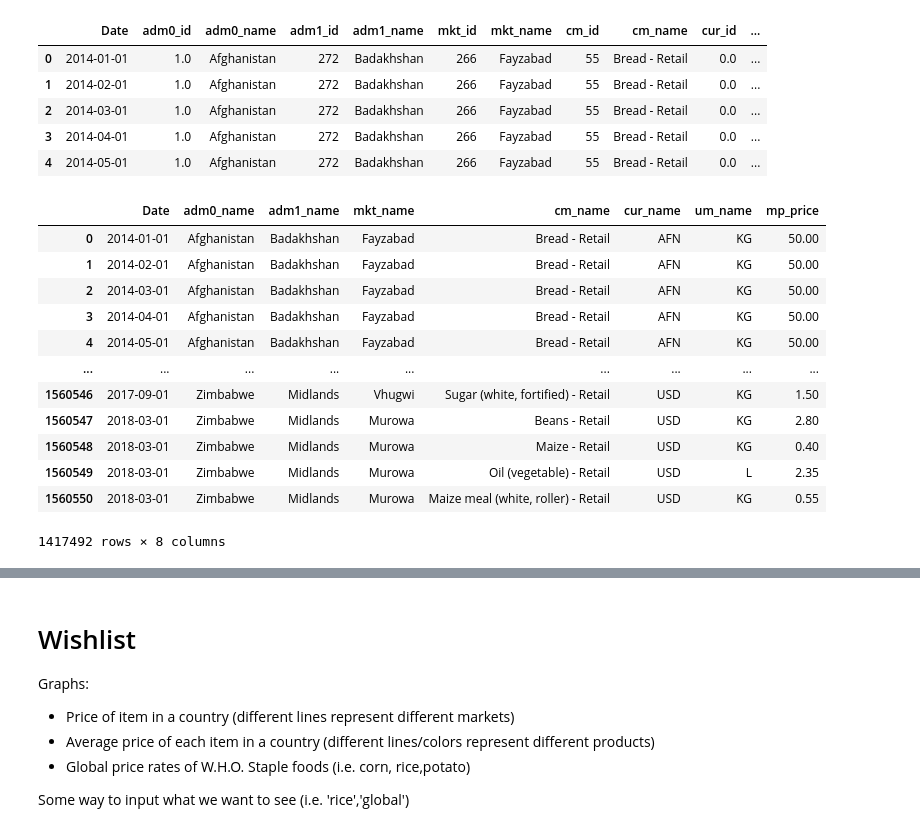
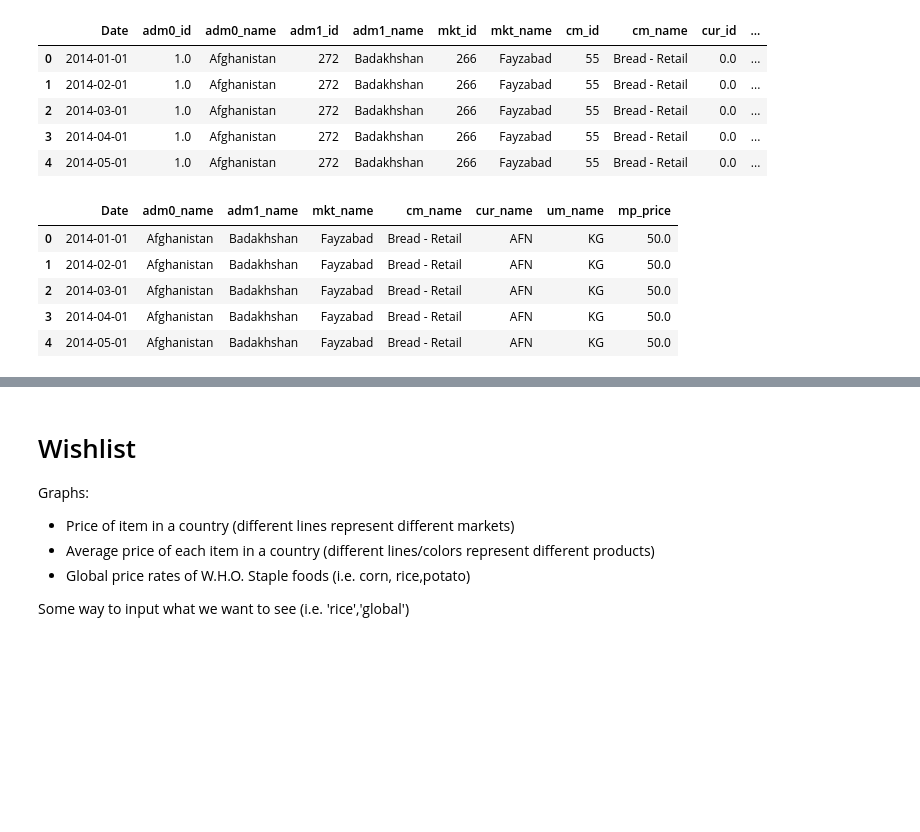
Before and after one commit to gigawawa/Food-Prices-Project, a Jupyter notebook: foodPriceAnalysis.ipynb, the cells around one changed output, grey strips where cells are left out. Drawn from its saved outputs; the diff is of its cells as text; code cells hidden in the pictures; blank space fills up the shorter version.

```diff
--- a/foodPriceAnalysis.ipynb
+++ b/foodPriceAnalysis.ipynb
@@ -77,19 +77,11 @@ df.head()
 | 4 | 2014-05-01 | 1.0 | Afghanistan | 272 | Badakhshan | 266 | Fayzabad | 55 | Bread - Retail | 0.0 | ... |
 # %%
 df = df.drop(columns=['adm0_id','adm1_id','cm_id', 'cur_id', 'mp_commoditysource', 'um_id', 'mp_month', 'mp_year', 'pt_name', 'pt_id', 'mkt_id'])
-# df.rename(columns={"A": "a", "B": "c"})
-df
+df.head()
 # %% [output]
 |  | Date | adm0_name | adm1_name | mkt_name | cm_name | cur_name | um_name | mp_price |
-| 0 | 2014-01-01 | Afghanistan | Badakhshan | Fayzabad | Bread - Retail | AFN | KG | 50.00 |
-| 1 | 2014-02-01 | Afghanistan | Badakhshan | Fayzabad | Bread - Retail | AFN | KG | 50.00 |
-| 2 | 2014-03-01 | Afghanistan | Badakhshan | Fayzabad | Bread - Retail | AFN | KG | 50.00 |
-| 3 | 2014-04-01 | Afghanistan | Badakhshan | Fayzabad | Bread - Retail | AFN | KG | 50.00 |
-| 4 | 2014-05-01 | Afghanistan | Badakhshan | Fayzabad | Bread - Retail | AFN | KG | 50.00 |
-| ... | ... | ... | ... | ... | ... | ... | ... | ... |
-| 1560546 | 2017-09-01 | Zimbabwe | Midlands | Vhugwi | Sugar (white, fortified) - Retail | USD | KG | 1.50 |
-| 1560547 | 2018-03-01 | Zimbabwe | Midlands | Murowa | Beans - Retail | USD | KG | 2.80 |
-| 1560548 | 2018-03-01 | Zimbabwe | Midlands | Murowa | Maize - Retail | USD | KG | 0.40 |
-| 1560549 | 2018-03-01 | Zimbabwe | Midlands | Murowa | Oil (vegetable) - Retail | USD | L | 2.35 |
-| 1560550 | 2018-03-01 | Zimbabwe | Midlands | Murowa | Maize meal (white, roller) - Retail | USD | KG | 0.55 |
+| 0 | 2014-01-01 | Afghanistan | Badakhshan | Fayzabad | Bread - Retail | AFN | KG | 50.0 |
+| 1 | 2014-02-01 | Afghanistan | Badakhshan | Fayzabad | Bread - Retail | AFN | KG | 50.0 |
+| 2 | 2014-03-01 | Afghanistan | Badakhshan | Fayzabad | Bread - Retail | AFN | KG | 50.0 |
+| 3 | 2014-04-01 | Afghanistan | Badakhshan | Fayzabad | Bread - Retail | AFN | KG | 50.0 |
+| 4 | 2014-05-01 | Afghanistan | Badakhshan | Fayzabad | Bread - Retail | AFN | KG | 50.0 |
-1417492 rows × 8 columns
```
Also changed, not shown: parts of 10 cells of this notebook.
